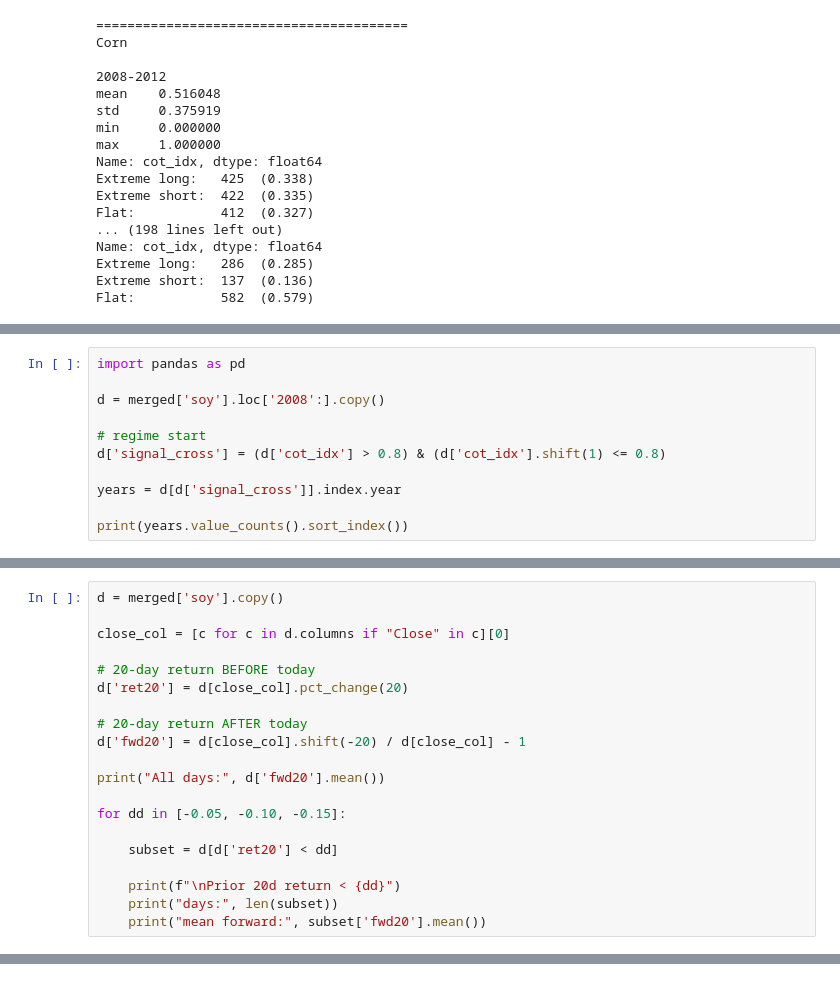
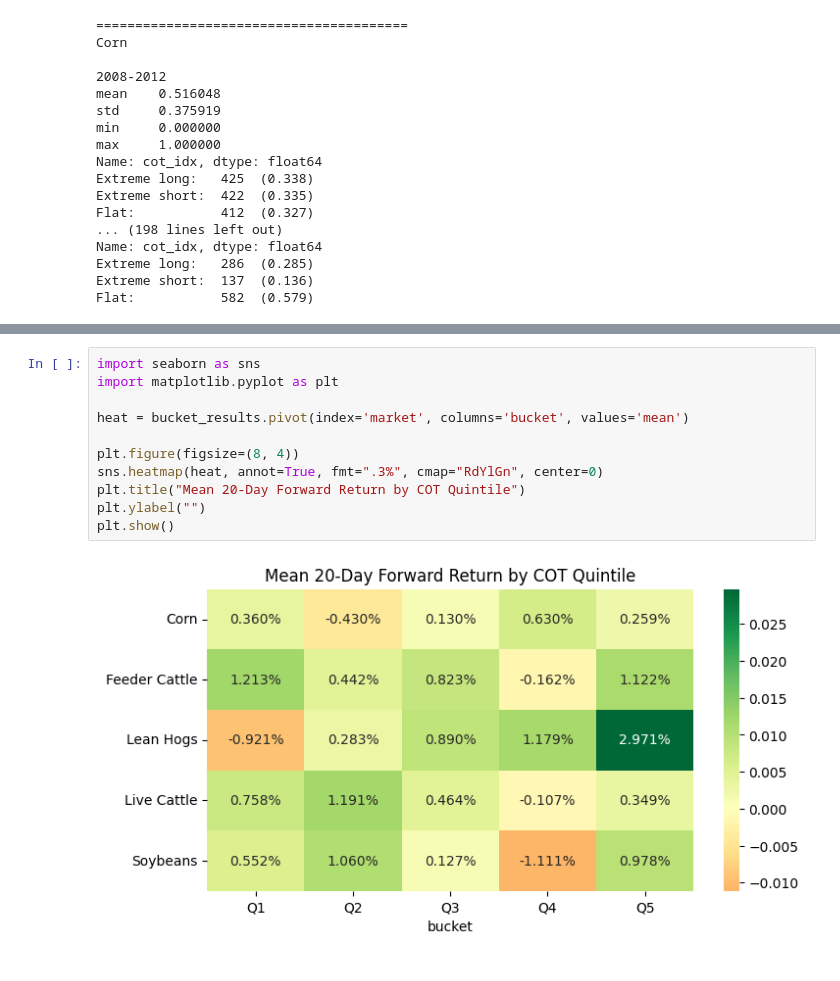
Before and after one commit to isupryaga/Commodities-Research, a Jupyter notebook: corn_futures_cot.ipynb, the cells around one changed output, grey strips where cells are left out. Drawn from its saved outputs; the diff is of its cells as text.

```diff
--- a/corn_futures_cot.ipynb
+++ b/corn_futures_cot.ipynb
@@ -1286,11 +567,0 @@ Signals: 30
-# %%
-import pandas as pd
-
-d = merged['soy'].loc['2008':].copy()
-
-# regime start
-d['signal_cross'] = (d['cot_idx'] > 0.8) & (d['cot_idx'].shift(1) <= 0.8)
-
-years = d[d['signal_cross']].index.year
-
-print(years.value_counts().sort_index())
@@ -1629,20 +567,0 @@ mean forward: 0.09875129606798778
-# %%
-d = merged['soy'].copy()
-
-close_col = [c for c in d.columns if "Close" in c][0]
-
-# 20-day return BEFORE today
-d['ret20'] = d[close_col].pct_change(20)
-
-# 20-day return AFTER today
-d['fwd20'] = d[close_col].shift(-20) / d[close_col] - 1
-
-print("All days:", d['fwd20'].mean())
-
-for dd in [-0.05, -0.10, -0.15]:
-
-    subset = d[d['ret20'] < dd]
-
-    print(f"\nPrior 20d return < {dd}")
-    print("days:", len(subset))
-    print("mean forward:", subset['fwd20'].mean())
@@ -2112,0 +777,13 @@ np.float64(-0.30858469129275456)
+# %%
+import seaborn as sns
+import matplotlib.pyplot as plt
+
+heat = bucket_results.pivot(index='market', columns='bucket', values='mean')
+
+plt.figure(figsize=(8, 4))
+sns.heatmap(heat, annot=True, fmt=".3%", cmap="RdYlGn", center=0)
+plt.title("Mean 20-Day Forward Return by COT Quintile")
+plt.ylabel("")
+plt.show()
+# %% [output]
+[figure, added]
```
Also changed, not shown: parts of 68 cells of this notebook.
